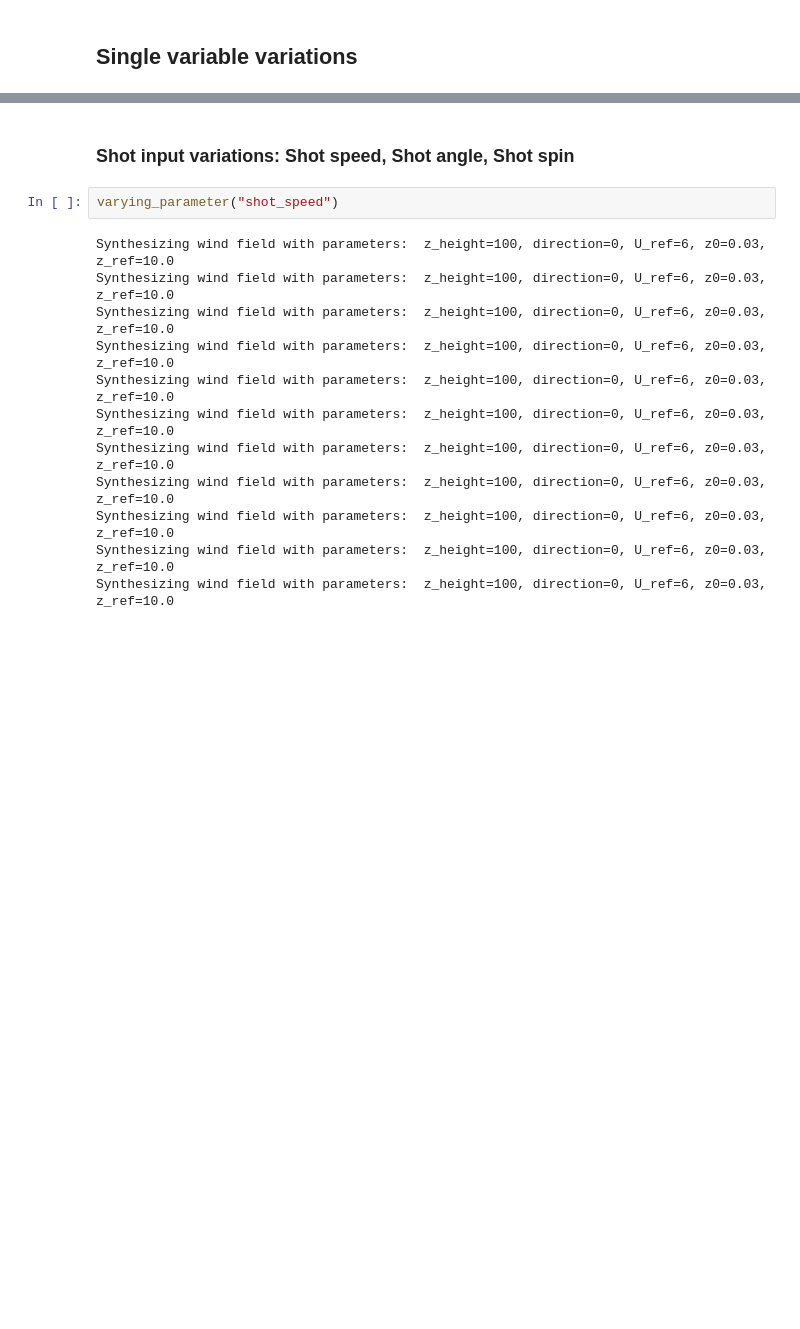
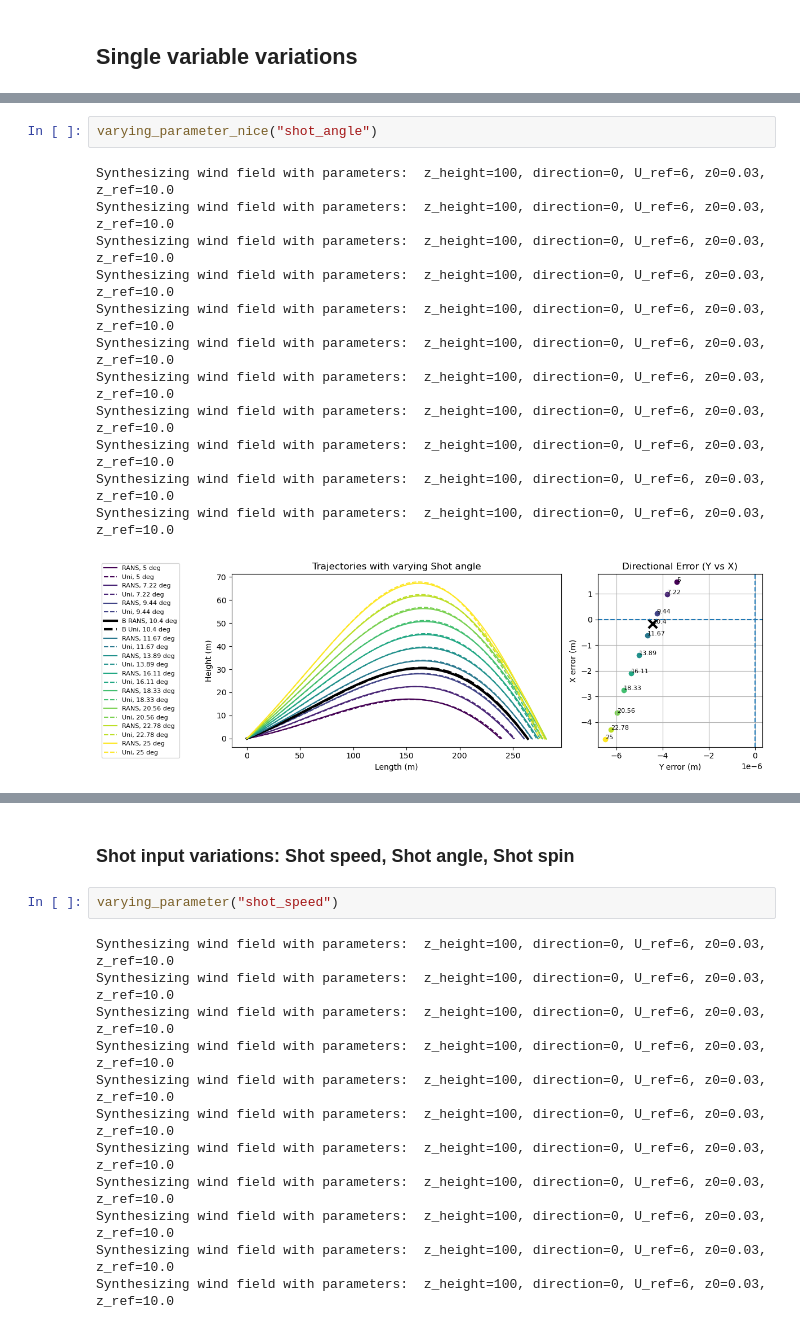
Before and after one commit to JacobManniche/Bachelor_legeplads, a Jupyter notebook: demos/comparison uniform vs rans.ipynb, the cells around one changed output, grey strips where cells are left out. Cells and saved outputs as stored; diff of their text form; blank space fills up the shorter version.

```diff
--- a/demos/comparison uniform vs rans.ipynb
+++ b/demos/comparison uniform vs rans.ipynb
@@ -399,0 +504,15 @@ def varying_two_parameters(param1_key, param2_key,
+# %%
+varying_parameter_nice("shot_angle")
+# %% [output]
+Synthesizing wind field with parameters:  z_height=100, direction=0, U_ref=6, z0=0.03, z_ref=10.0
+Synthesizing wind field with parameters:  z_height=100, direction=0, U_ref=6, z0=0.03, z_ref=10.0
+Synthesizing wind field with parameters:  z_height=100, direction=0, U_ref=6, z0=0.03, z_ref=10.0
+Synthesizing wind field with parameters:  z_height=100, direction=0, U_ref=6, z0=0.03, z_ref=10.0
+Synthesizing wind field with parameters:  z_height=100, direction=0, U_ref=6, z0=0.03, z_ref=10.0
+Synthesizing wind field with parameters:  z_height=100, direction=0, U_ref=6, z0=0.03, z_ref=10.0
+Synthesizing wind field with parameters:  z_height=100, direction=0, U_ref=6, z0=0.03, z_ref=10.0
+Synthesizing wind field with parameters:  z_height=100, direction=0, U_ref=6, z0=0.03, z_ref=10.0
+Synthesizing wind field with parameters:  z_height=100, direction=0, U_ref=6, z0=0.03, z_ref=10.0
+Synthesizing wind field with parameters:  z_height=100, direction=0, U_ref=6, z0=0.03, z_ref=10.0
+Synthesizing wind field with parameters:  z_height=100, direction=0, U_ref=6, z0=0.03, z_ref=10.0
+[figure, added]
```
Also changed, not shown: parts of 9 cells of this notebook.
